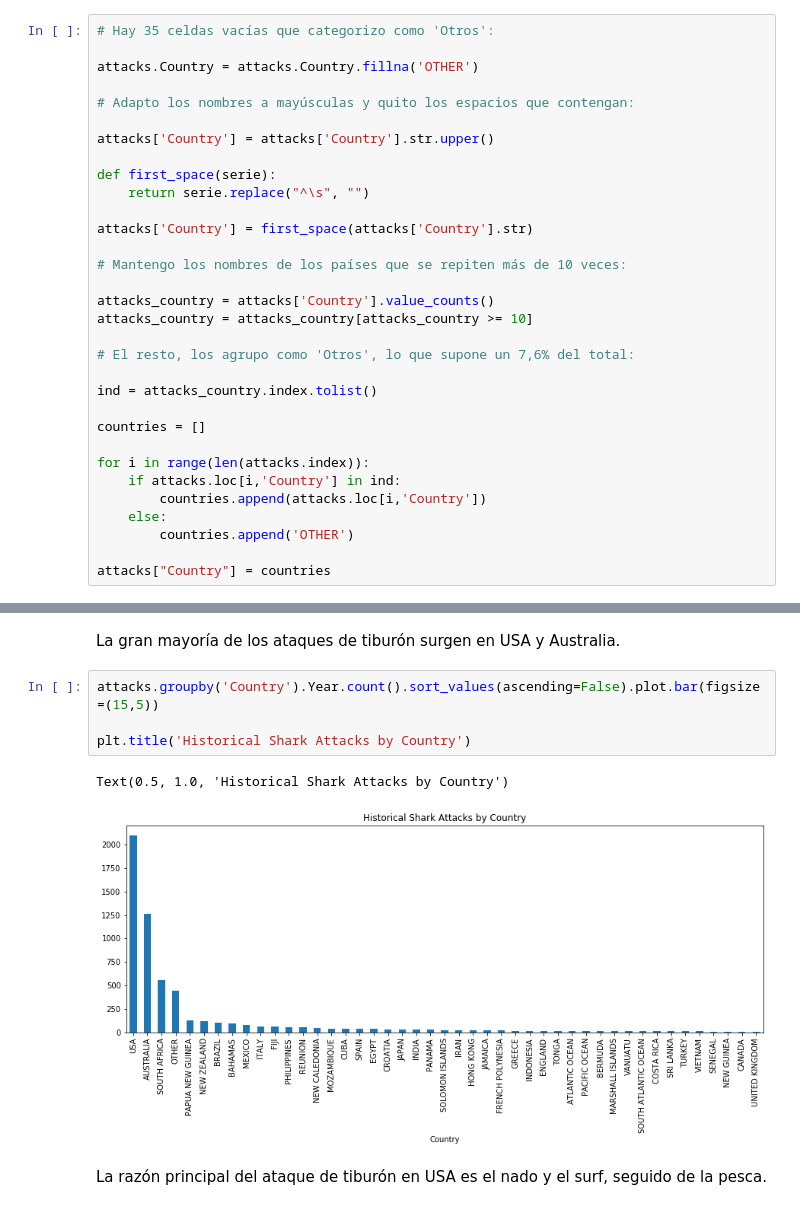
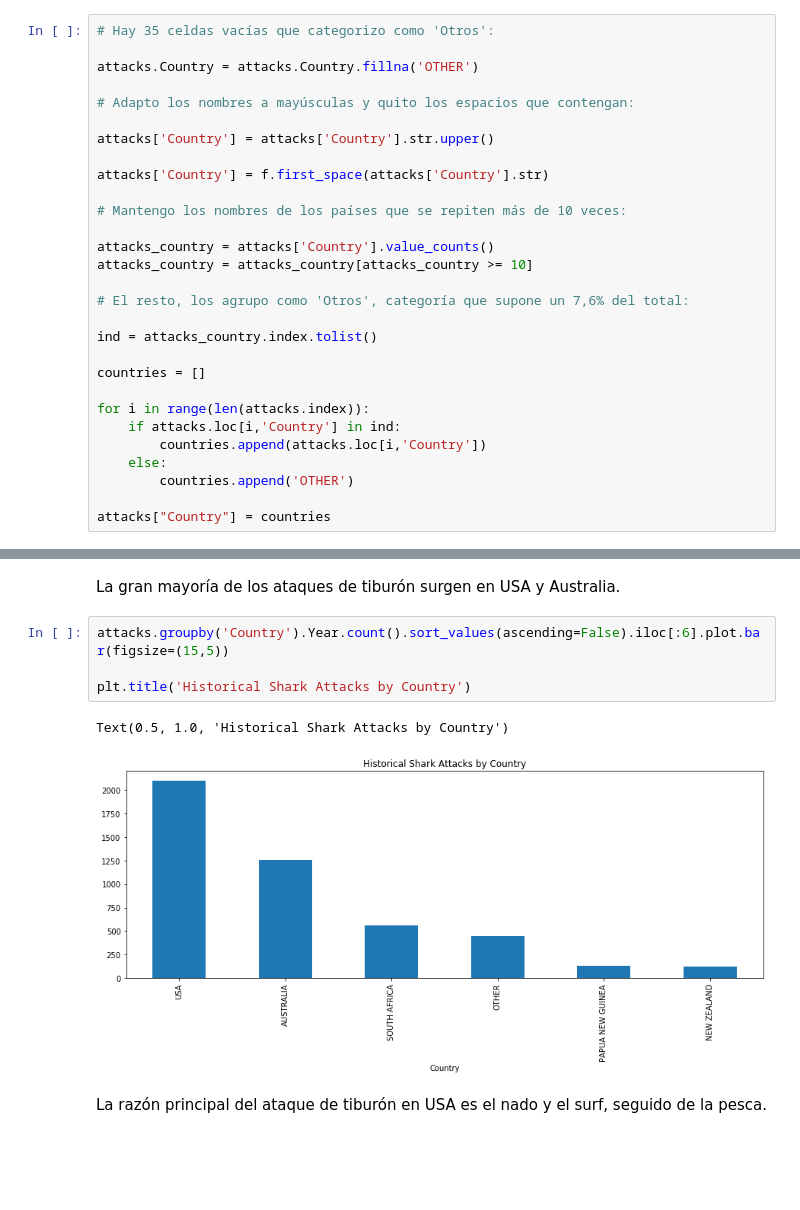
Before and after one commit to Marlenkaa/Project.1-SharkAttacksAnalysis, a Jupyter notebook: Shark_Attack_Project.ipynb, the cells around one changed output, grey strips where cells are left out. Saved outputs shown, nothing was run; the diff lists cells and outputs as text; blank space fills up the shorter version.

```diff
--- a/Shark_Attack_Project.ipynb
+++ b/Shark_Attack_Project.ipynb
@@ -258,17 +283,14 @@ attacks.Country = attacks.Country.fillna('OTHER')
 
 attacks['Country'] = attacks['Country'].str.upper()
 
-def first_space(serie):
-    return serie.replace("^\s", "")
-
-attacks['Country'] = first_space(attacks['Country'].str)
+attacks['Country'] = f.first_space(attacks['Country'].str)
 
 # Mantengo los nombres de los países que se repiten más de 10 veces:
 
 attacks_country = attacks['Country'].value_counts()
 attacks_country = attacks_country[attacks_country >= 10]
 
-# El resto, los agrupo como 'Otros', lo que supone un 7,6% del total:
+# El resto, los agrupo como 'Otros', categoría que supone un 7,6% del total:
 
 ind = attacks_country.index.tolist()
 
@@ -491,12 +520,12 @@ Text(0.5, 1.0, 'Historical Shark Attacks by Month')
 # %% [markdown]
 La gran mayoría de los ataques de tiburón surgen en USA y Australia.
 # %%
-attacks.groupby('Country').Year.count().sort_values(ascending=False).plot.bar(figsize=(15,5))
+attacks.groupby('Country').Year.count().sort_values(ascending=False).iloc[:6].plot.bar(figsize=(15,5))
 
 plt.title('Historical Shark Attacks by Country')
 # %% [output]
 Text(0.5, 1.0, 'Historical Shark Attacks by Country')
-[figure, old version]
+[figure, new version]
 # %% [markdown]
 La razón principal del ataque de tiburón en USA es el nado y el surf, seguido de la pesca.
 # %%
```
Also changed, not shown: parts of 34 cells of this notebook.
